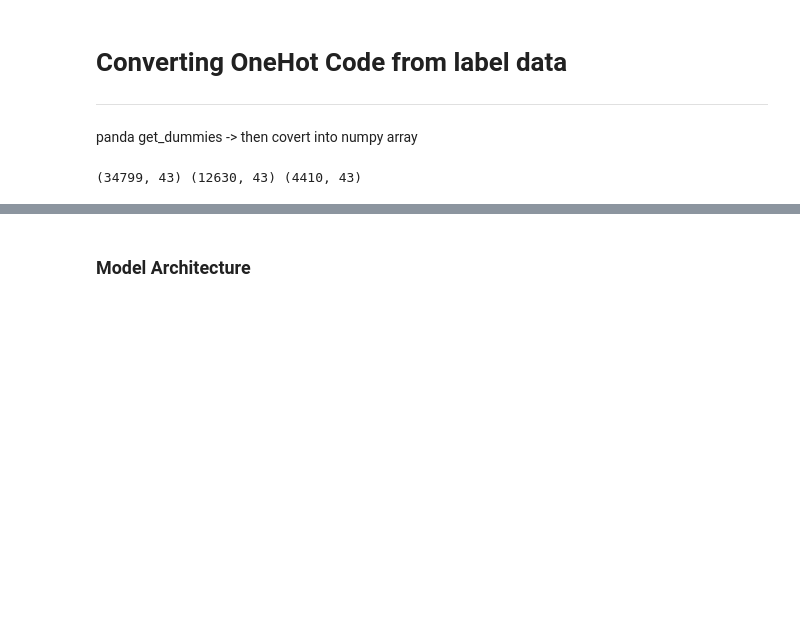
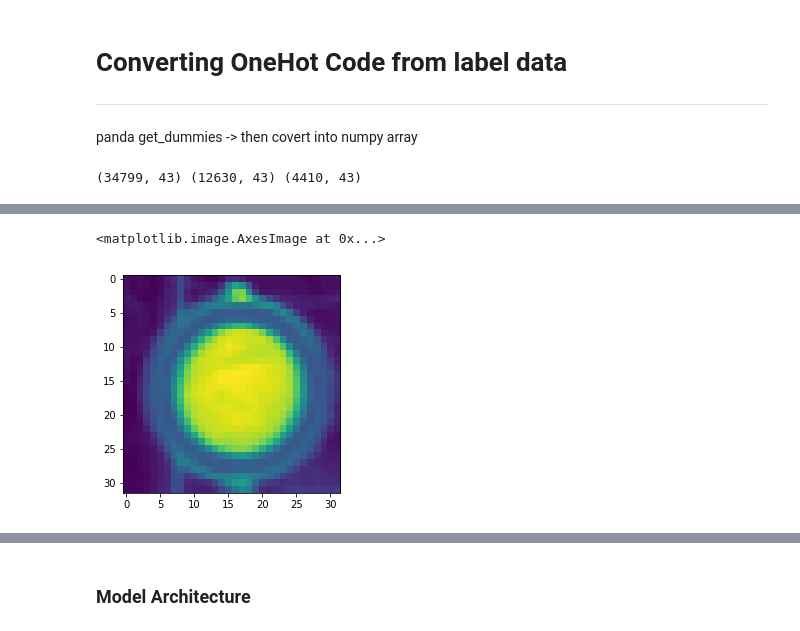
Before and after one commit to scrambleegg7/SelfCar, a Jupyter notebook: CarND-Traffic-Sign-Classifier-Project/Traffic_Sign_Classifier.ipynb, the cells around one changed output, grey strips where cells are left out. Drawn from its saved outputs; the diff is of its cells as text; code cells hidden in the pictures; blank space fills up the shorter version.

```diff
--- a/CarND-Traffic-Sign-Classifier-Project/Traffic_Sign_Classifier.ipynb
+++ b/CarND-Traffic-Sign-Classifier-Project/Traffic_Sign_Classifier.ipynb
@@ -344,0 +368,8 @@ print(features_batch.shape,labels_batch.shape)
+# %%
+r = np.random.permutation(X_prep_train.shape[0])
+X_ = X_prep_train[r]
+# %%
+plt.imshow(X_[0].reshape(32,32))
+# %% [output]
+<matplotlib.image.AxesImage at 0x...>
+[figure, added]
```
Also changed, not shown: parts of 25 cells of this notebook, 4 other files.
